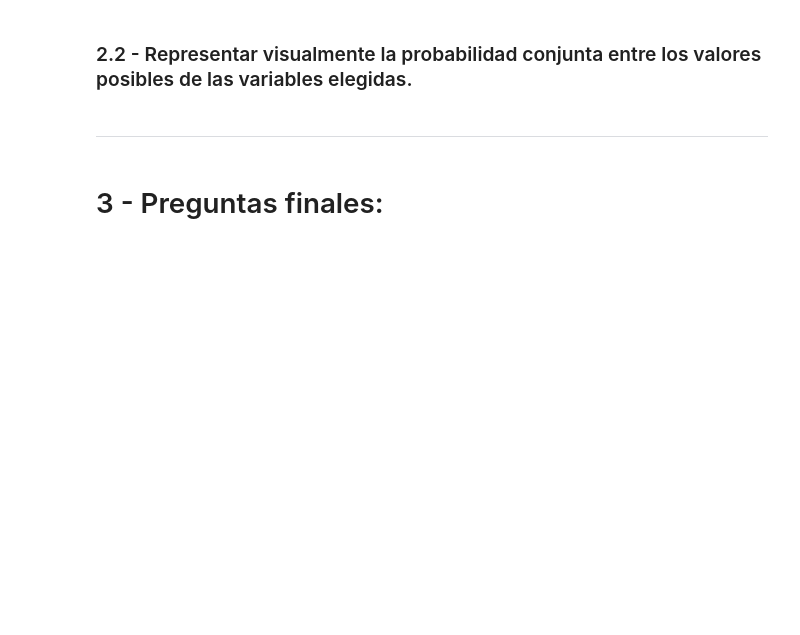
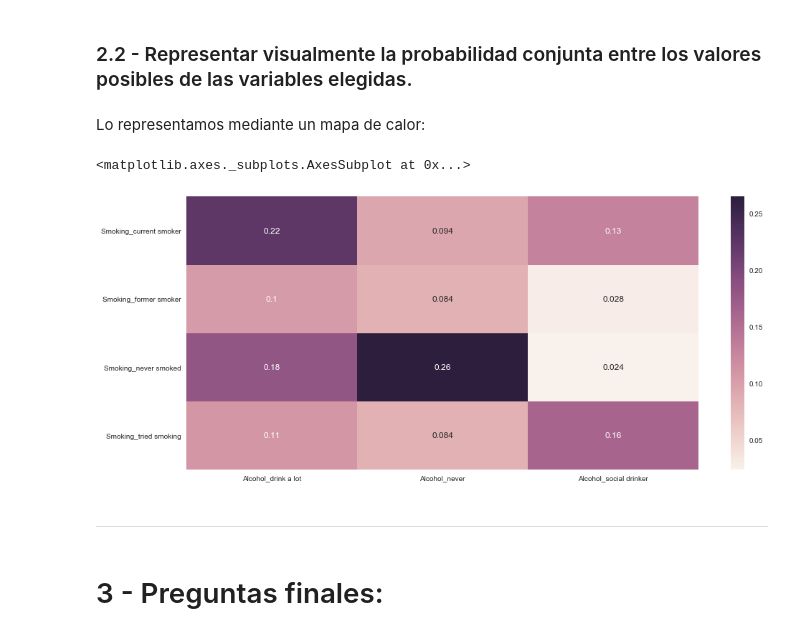
Before and after one commit to david-gonzalez/diplodatos, a Jupyter notebook: analisis_y_visualizacion/Laboratorios/Laboratorio 1/Resultados del Laboratorio 1.ipynb, the cells around one changed output. Saved outputs shown, nothing was run; the diff lists cells and outputs as text; code cells hidden in the pictures; blank space fills up the shorter version.

```diff
--- a/analisis_y_visualizacion/Laboratorios/Laboratorio 1/Resultados del Laboratorio 1.ipynb
+++ b/analisis_y_visualizacion/Laboratorios/Laboratorio 1/Resultados del Laboratorio 1.ipynb
@@ -403,0 +402,4 @@ vars_df = responses_df[ ['Alcohol', 'Smoking'] ]
+# %%
+df = responses_df[ ['Alcohol', 'Smoking'] ]
+display(HTML('<h4>Datos de la tabla (primeros 5 registros):</h4>'))
+display(df.head(5))
@@ -418,0 +498,2 @@ pd.crosstab(index=vars_df['Alcohol'], columns=vars_df['Smoking'], margins=True,
+# %%
+dummies_df = pd.get_dummies(df)
@@ -418,0 +502,3 @@ pd.crosstab(index=vars_df['Alcohol'], columns=vars_df['Smoking'], margins=True,
+# %%
+correlacion_df = dummies_df.corr()
+correlacion_df
@@ -419,5 +528,14 @@ pd.crosstab(index=vars_df['Alcohol'], columns=vars_df['Smoking'], margins=True,
 # %% [markdown]
 ### 2.2 - Representar visualmente la probabilidad conjunta entre los valores posibles de las variables elegidas.
+# %% [markdown]
+Lo representamos mediante un mapa de calor:
+# %%
+# Lo ponemos en valor absoluto para que se vean mas oscuros los valores con mayor correlación.
+rcParams['figure.figsize'] = 16, 7
+sns.heatmap(correlacion_df.abs().iloc[3:, :-4], annot=True)
+# %% [output]
+<matplotlib.axes._subplots.AxesSubplot at 0x...>
+[figure, added]
 # %% [markdown]
 ---
 # %% [markdown]
```
Also changed, not shown: parts of 30 cells of this notebook, 2 other files.
